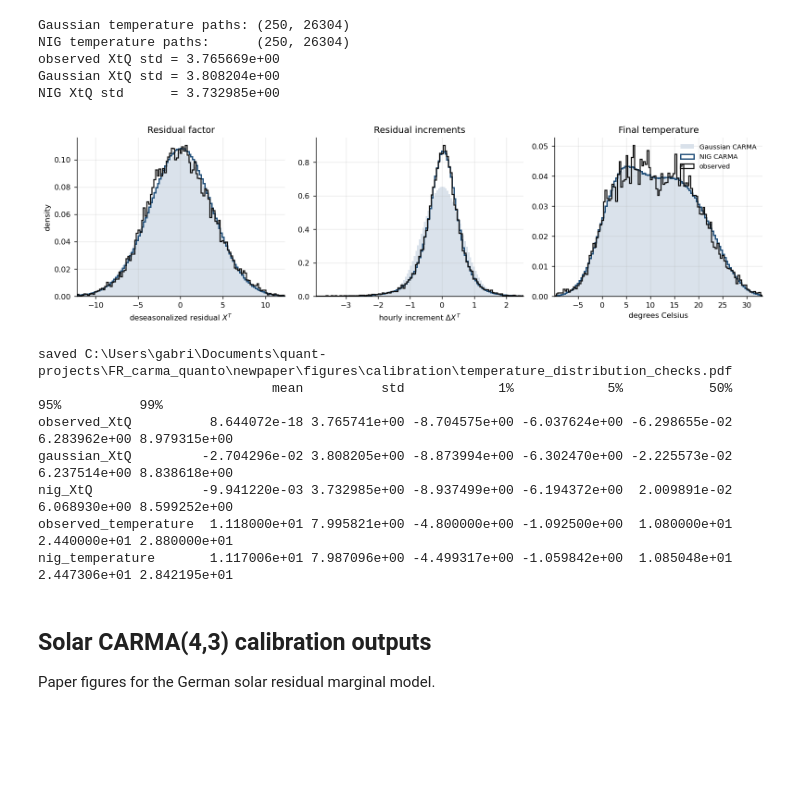
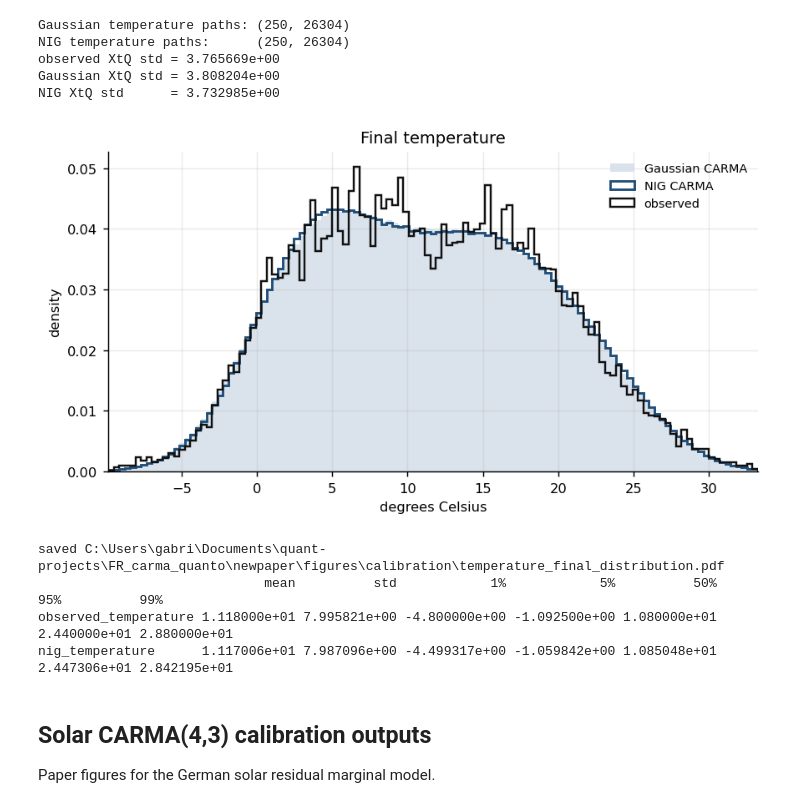
Before and after one commit to gabrielprieurq/carmaquanto2, a Jupyter notebook: newpaper/notebooks/03_marginal_carma_calibration_outputs.ipynb, the cells around one changed output. Saved outputs shown, nothing was run; the diff lists cells and outputs as text; code cells hidden in the pictures; blank space fills up the shorter version.

```diff
--- a/newpaper/notebooks/03_marginal_carma_calibration_outputs.ipynb
+++ b/newpaper/notebooks/03_marginal_carma_calibration_outputs.ipynb
@@ -527,46 +531,31 @@ observed XtQ std = 3.765669e+00
 Gaussian XtQ std = 3.808204e+00
 NIG XtQ std      = 3.732985e+00
 # %%
-
-fig, axes = plt.subplots(1, 3, figsize=(12.2, 3.55))
+fig, ax = plt.subplots(figsize=(6.8, 3.8))
 distribution_panel(
-    axes[0], temp_y, temp_gaussian_paths, temp_nig_paths,
-    r"deseasonalized residual $X^T$", "Residual factor"
-)
-distribution_panel(
-    axes[1], temp_obs_delta, temp_gaussian_delta, temp_nig_delta,
-    r"hourly increment $\Delta X^T$", "Residual increments"
-)
-distribution_panel(
-    axes[2], temp_obs, temp_gaussian_level, temp_nig_level,
+    ax, temp_obs, temp_gaussian_level, temp_nig_level,
     "degrees Celsius", "Final temperature"
 )
-axes[0].set_ylabel("density")
-axes[2].legend(frameon=False, fontsize=8, loc="upper right")
+ax.set_ylabel("density")
+ax.legend(frameon=False, fontsize=8, loc="upper right")
 fig.tight_layout()
-fig_path = OUTFIG / "temperature_distribution_checks.pdf"
+fig_path = OUTFIG / "temperature_final_distribution.pdf"
 fig.savefig(fig_path, bbox_inches="tight")
 fig.savefig(fig_path.with_suffix(".png"), dpi=180, bbox_inches="tight")
 plt.show()
 print(f"saved {fig_path}")
 
 temp_summary_checks = pd.DataFrame({
-    "observed_XtQ": pd.Series(temp_y).describe(percentiles=[0.01, 0.05, 0.5, 0.95, 0.99]),
-    "gaussian_XtQ": pd.Series(temp_gaussian_paths.ravel()).describe(percentiles=[0.01, 0.05, 0.5, 0.95, 0.99]),
-    "nig_XtQ": pd.Series(temp_nig_paths.ravel()).describe(percentiles=[0.01, 0.05, 0.5, 0.95, 0.99]),
     "observed_temperature": pd.Series(temp_obs).describe(percentiles=[0.01, 0.05, 0.5, 0.95, 0.99]),
     "nig_temperature": pd.Series(temp_nig_level.ravel()).describe(percentiles=[0.01, 0.05, 0.5, 0.95, 0.99]),
 }).T
 print(temp_summary_checks[["mean", "std", "1%", "5%", "50%", "95%", "99%"]].to_string(float_format=lambda v: f"{v:.6e}"))
 # %% [output]
-[figure, old version]
+[figure, new version]
-saved C:\Users\gabri\Documents\quant-projects\FR_carma_quanto\newpaper\figures\calibration\temperature_distribution_checks.pdf
-                              mean          std            1%            5%           50%          95%          99%
-observed_XtQ          8.644072e-18 3.765741e+00 -8.704575e+00 -6.037624e+00 -6.298655e-02 6.283962e+00 8.979315e+00
-gaussian_XtQ         -2.704296e-02 3.808205e+00 -8.873994e+00 -6.302470e+00 -2.225573e-02 6.237514e+00 8.838618e+00
-nig_XtQ              -9.941220e-03 3.732985e+00 -8.937499e+00 -6.194372e+00  2.009891e-02 6.068930e+00 8.599252e+00
-observed_temperature  1.118000e+01 7.995821e+00 -4.800000e+00 -1.092500e+00  1.080000e+01 2.440000e+01 2.880000e+01
-nig_temperature       1.117006e+01 7.987096e+00 -4.499317e+00 -1.059842e+00  1.085048e+01 2.447306e+01 2.842195e+01
+saved C:\Users\gabri\Documents\quant-projects\FR_carma_quanto\newpaper\figures\calibration\temperature_final_distribution.pdf
+                             mean          std            1%            5%          50%          95%          99%
+observed_temperature 1.118000e+01 7.995821e+00 -4.800000e+00 -1.092500e+00 1.080000e+01 2.440000e+01 2.880000e+01
+nig_temperature      1.117006e+01 7.987096e+00 -4.499317e+00 -1.059842e+00 1.085048e+01 2.447306e+01 2.842195e+01
 # %% [markdown]
 ## Solar CARMA(4,3) calibration outputs
 
```
Also changed, not shown: parts of 11 cells of this notebook, 43 other files.
